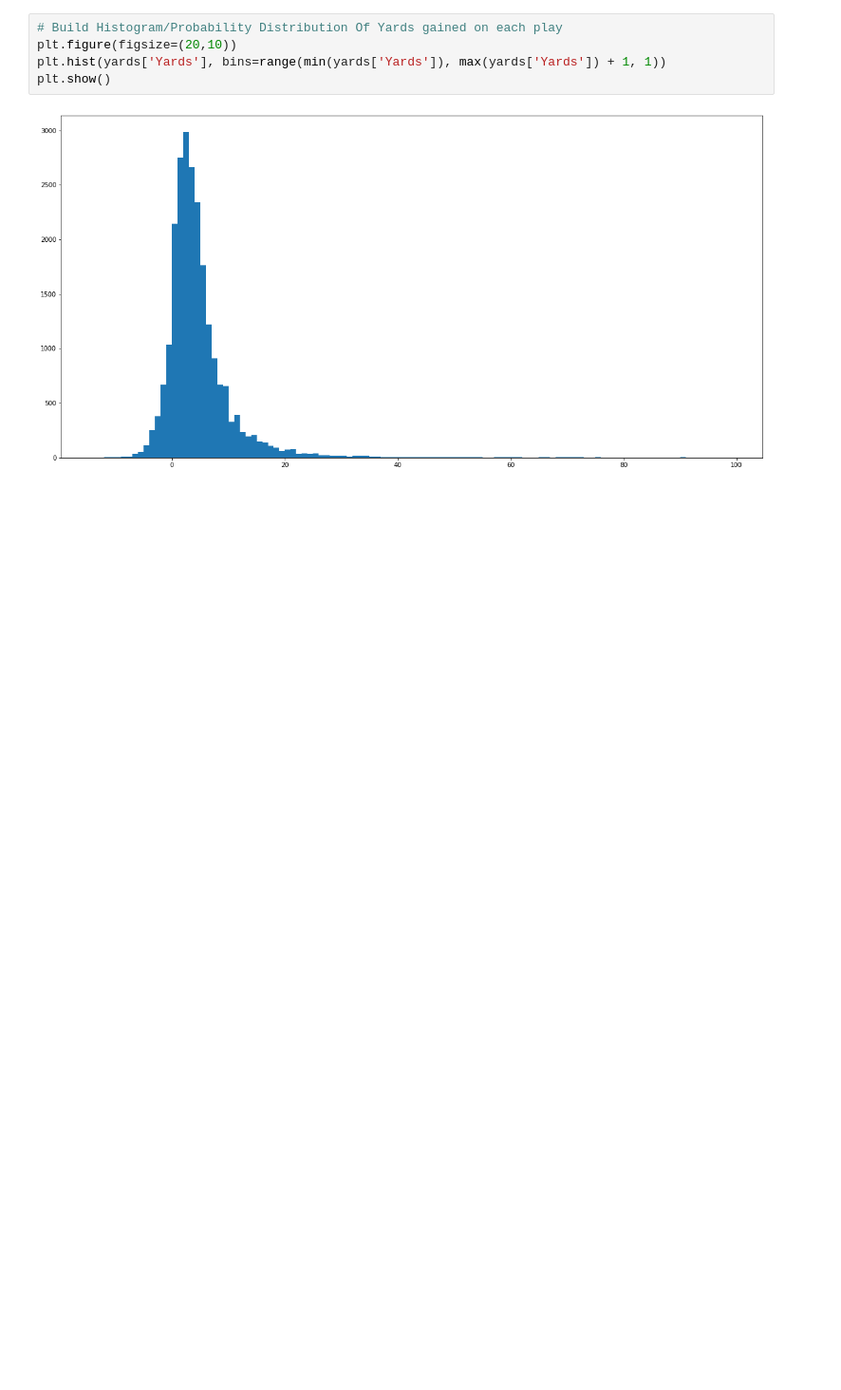
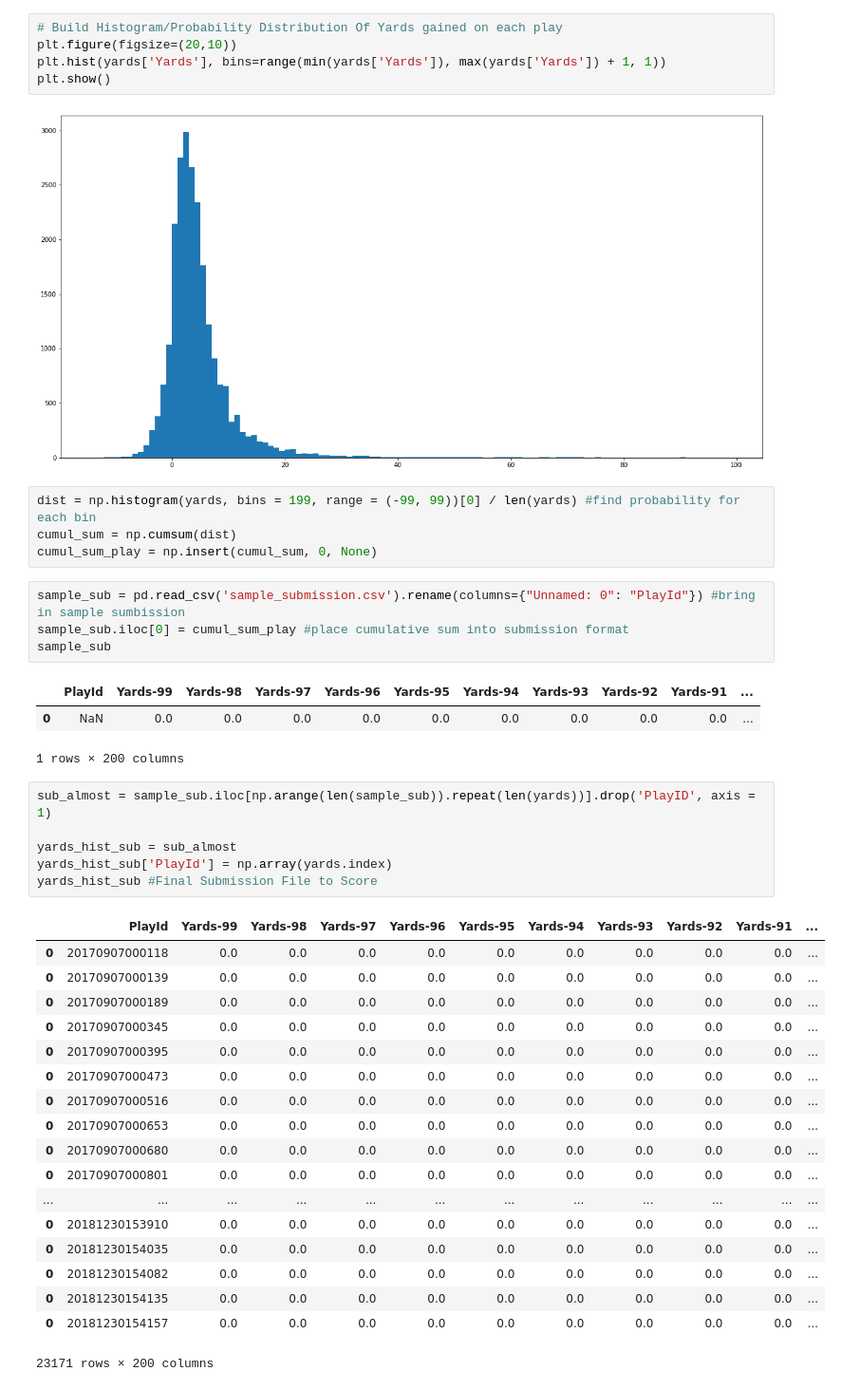
Before and after one commit to shonepatil/HDSI-NFL-Project, a Jupyter notebook: Yards_Histogram.ipynb, the cells around one changed output. Shown: that part at 95% size. Saved outputs shown, nothing was run; the diff lists cells and outputs as text; blank space fills up the shorter version.

```diff
--- a/Yards_Histogram.ipynb
+++ b/Yards_Histogram.ipynb
@@ -26,3 +38,40 @@ plt.hist(yards['Yards'], bins=range(min(yards['Yards']), max(yards['Yards']) + 1
 plt.show()
 # %% [output]
 [figure]
+# %%
+dist = np.histogram(yards, bins = 199, range = (-99, 99))[0] / len(yards) #find probability for each bin
+cumul_sum = np.cumsum(dist)
+cumul_sum_play = np.insert(cumul_sum, 0, None)
+# %%
+sample_sub = pd.read_csv('sample_submission.csv').rename(columns={"Unnamed: 0": "PlayId"}) #bring in sample sumbission
+sample_sub.iloc[0] = cumul_sum_play #place cumulative sum into submission format
+sample_sub
+# %% [output]
+|  | PlayId | Yards-99 | Yards-98 | Yards-97 | Yards-96 | Yards-95 | Yards-94 | Yards-93 | Yards-92 | Yards-91 | ... |
+| 0 | NaN | 0.0 | 0.0 | 0.0 | 0.0 | 0.0 | 0.0 | 0.0 | 0.0 | 0.0 | ... |
+1 rows × 200 columns
+# %%
+sub_almost = sample_sub.iloc[np.arange(len(sample_sub)).repeat(len(yards))].drop('PlayID', axis = 1)
+
+yards_hist_sub = sub_almost
+yards_hist_sub['PlayId'] = np.array(yards.index)
+yards_hist_sub #Final Submission File to Score
+# %% [output]
+|  | PlayId | Yards-99 | Yards-98 | Yards-97 | Yards-96 | Yards-95 | Yards-94 | Yards-93 | Yards-92 | Yards-91 | ... |
+| 0 | 20170907000118 | 0.0 | 0.0 | 0.0 | 0.0 | 0.0 | 0.0 | 0.0 | 0.0 | 0.0 | ... |
+| 0 | 20170907000139 | 0.0 | 0.0 | 0.0 | 0.0 | 0.0 | 0.0 | 0.0 | 0.0 | 0.0 | ... |
+| 0 | 20170907000189 | 0.0 | 0.0 | 0.0 | 0.0 | 0.0 | 0.0 | 0.0 | 0.0 | 0.0 | ... |
+| 0 | 20170907000345 | 0.0 | 0.0 | 0.0 | 0.0 | 0.0 | 0.0 | 0.0 | 0.0 | 0.0 | ... |
+| 0 | 20170907000395 | 0.0 | 0.0 | 0.0 | 0.0 | 0.0 | 0.0 | 0.0 | 0.0 | 0.0 | ... |
+| 0 | 20170907000473 | 0.0 | 0.0 | 0.0 | 0.0 | 0.0 | 0.0 | 0.0 | 0.0 | 0.0 | ... |
+| 0 | 20170907000516 | 0.0 | 0.0 | 0.0 | 0.0 | 0.0 | 0.0 | 0.0 | 0.0 | 0.0 | ... |
+| 0 | 20170907000653 | 0.0 | 0.0 | 0.0 | 0.0 | 0.0 | 0.0 | 0.0 | 0.0 | 0.0 | ... |
+| 0 | 20170907000680 | 0.0 | 0.0 | 0.0 | 0.0 | 0.0 | 0.0 | 0.0 | 0.0 | 0.0 | ... |
+| 0 | 20170907000801 | 0.0 | 0.0 | 0.0 | 0.0 | 0.0 | 0.0 | 0.0 | 0.0 | 0.0 | ... |
+| ... | ... | ... | ... | ... | ... | ... | ... | ... | ... | ... | ... |
+| 0 | 20181230153910 | 0.0 | 0.0 | 0.0 | 0.0 | 0.0 | 0.0 | 0.0 | 0.0 | 0.0 | ... |
+| 0 | 20181230154035 | 0.0 | 0.0 | 0.0 | 0.0 | 0.0 | 0.0 | 0.0 | 0.0 | 0.0 | ... |
+| 0 | 20181230154082 | 0.0 | 0.0 | 0.0 | 0.0 | 0.0 | 0.0 | 0.0 | 0.0 | 0.0 | ... |
+| 0 | 20181230154135 | 0.0 | 0.0 | 0.0 | 0.0 | 0.0 | 0.0 | 0.0 | 0.0 | 0.0 | ... |
+| 0 | 20181230154157 | 0.0 | 0.0 | 0.0 | 0.0 | 0.0 | 0.0 | 0.0 | 0.0 | 0.0 | ... |
+23171 rows × 200 columns
```
Also changed, not shown: parts of 1 cell of this notebook, 2 other files.
